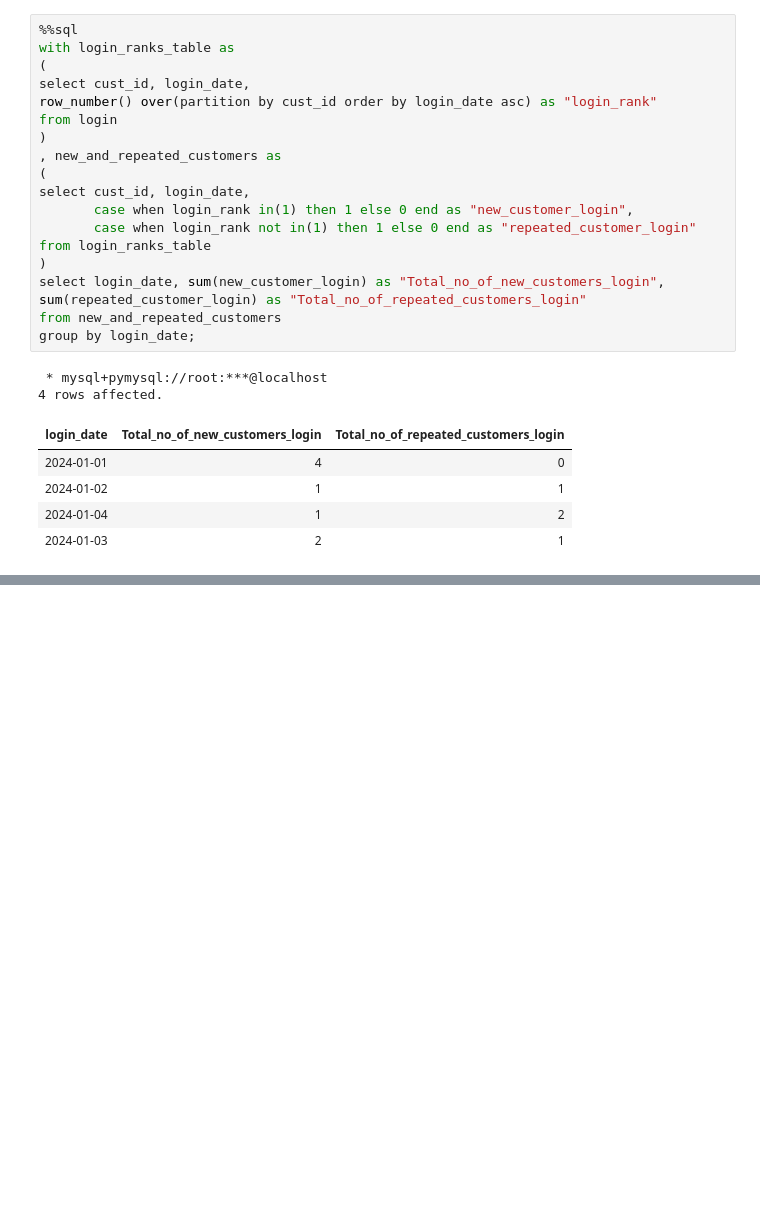
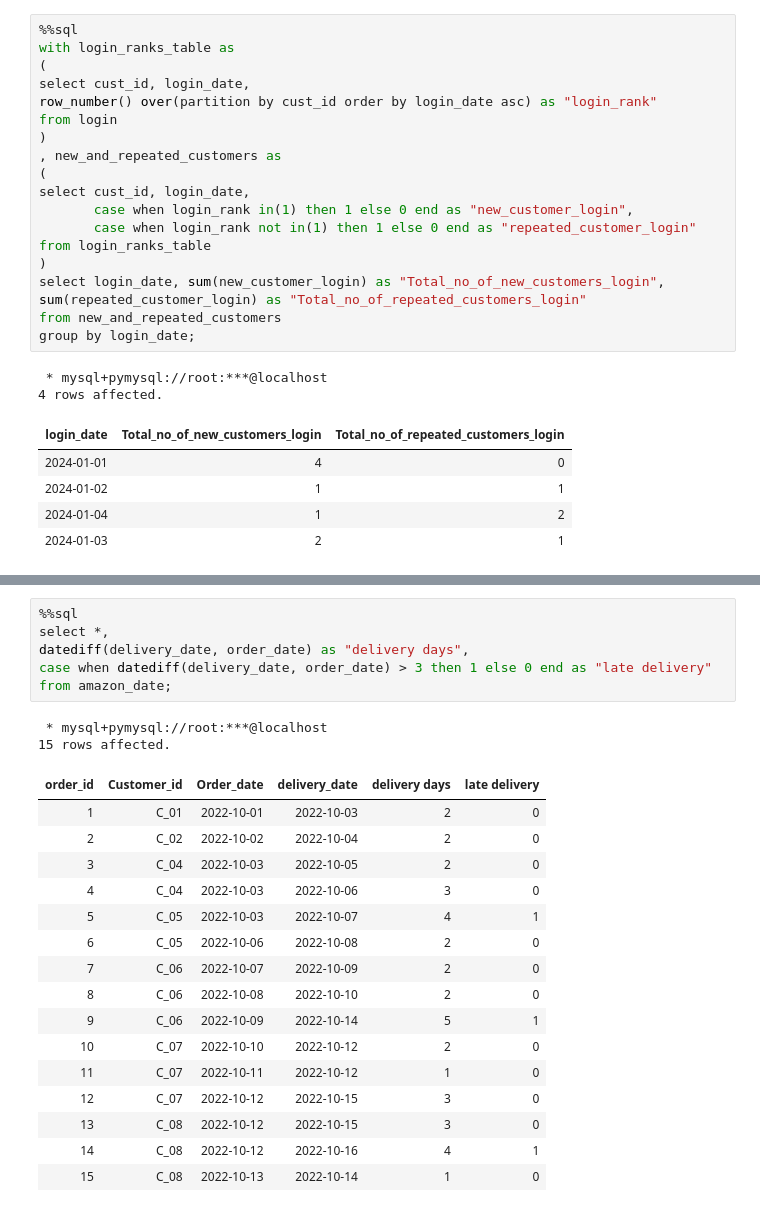
Before and after one commit to sanjaybaskaran1/jupyter-sql, a Jupyter notebook: DATE BASED INTERVIEW QUESTION.ipynb, the cells around one changed output, grey strips where cells are left out. Drawn from its saved outputs; the diff is of its cells as text; blank space fills up the shorter version.

```diff
--- a/DATE BASED INTERVIEW QUESTION.ipynb
+++ b/DATE BASED INTERVIEW QUESTION.ipynb
@@ -226,0 +288,25 @@ group by login_date;
+# %%
+%%sql
+select *,
+datediff(delivery_date, order_date) as "delivery days",
+case when datediff(delivery_date, order_date) > 3 then 1 else 0 end as "late delivery"
+from amazon_date;
+# %% [output]
+ * mysql+pymysql://root:***@localhost
+15 rows affected.
+| order_id | Customer_id | Order_date | delivery_date | delivery days | late delivery |
+| 1 | C_01 | 2022-10-01 | 2022-10-03 | 2 | 0 |
+| 2 | C_02 | 2022-10-02 | 2022-10-04 | 2 | 0 |
+| 3 | C_04 | 2022-10-03 | 2022-10-05 | 2 | 0 |
+| 4 | C_04 | 2022-10-03 | 2022-10-06 | 3 | 0 |
+| 5 | C_05 | 2022-10-03 | 2022-10-07 | 4 | 1 |
+| 6 | C_05 | 2022-10-06 | 2022-10-08 | 2 | 0 |
+| 7 | C_06 | 2022-10-07 | 2022-10-09 | 2 | 0 |
+| 8 | C_06 | 2022-10-08 | 2022-10-10 | 2 | 0 |
+| 9 | C_06 | 2022-10-09 | 2022-10-14 | 5 | 1 |
+| 10 | C_07 | 2022-10-10 | 2022-10-12 | 2 | 0 |
+| 11 | C_07 | 2022-10-11 | 2022-10-12 | 1 | 0 |
+| 12 | C_07 | 2022-10-12 | 2022-10-15 | 3 | 0 |
+| 13 | C_08 | 2022-10-12 | 2022-10-15 | 3 | 0 |
+| 14 | C_08 | 2022-10-12 | 2022-10-16 | 4 | 1 |
+| 15 | C_08 | 2022-10-13 | 2022-10-14 | 1 | 0 |
```
Also changed, not shown: parts of 6 cells of this notebook, 1 other file.
